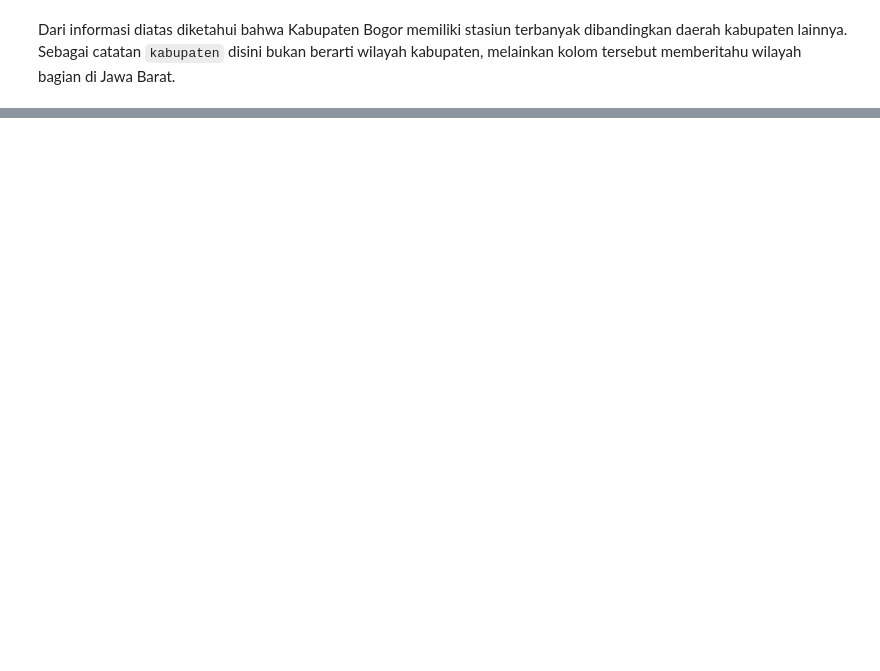
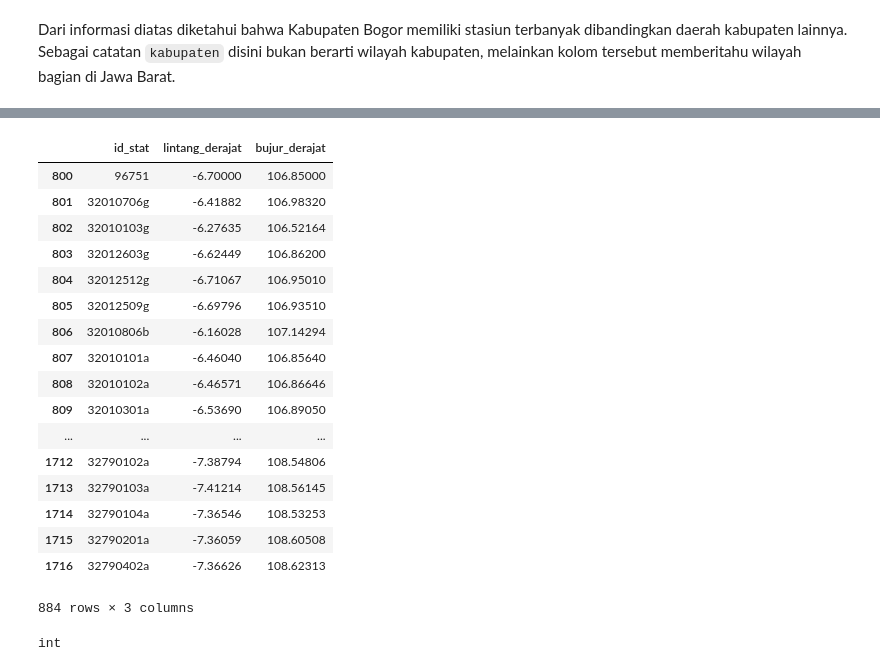
Before and after one commit to hidrokit/hidrokit, a Jupyter notebook: src/Membedah Data BMKG Online.ipynb, the cells around one changed output, grey strips where cells are left out. Cells and saved outputs as stored; diff of their text form; code cells hidden in the pictures; blank space fills up the shorter version.

```diff
--- a/src/Membedah Data BMKG Online.ipynb
+++ b/src/Membedah Data BMKG Online.ipynb
@@ -205,0 +225,21 @@ Dari informasi diatas diketahui bahwa Kabupaten Bogor memiliki stasiun terbanyak
+# %%
+stasiun_jabar[['id_stat', 'lintang_derajat', 'bujur_derajat']]
+# %% [output]
+|  | id_stat | lintang_derajat | bujur_derajat |
+| 800 | 96751 | -6.70000 | 106.85000 |
+| 801 | 32010706g | -6.41882 | 106.98320 |
+| 802 | 32010103g | -6.27635 | 106.52164 |
+| 803 | 32012603g | -6.62449 | 106.86200 |
+| 804 | 32012512g | -6.71067 | 106.95010 |
+| 805 | 32012509g | -6.69796 | 106.93510 |
+| 806 | 32010806b | -6.16028 | 107.14294 |
+| 807 | 32010101a | -6.46040 | 106.85640 |
+| 808 | 32010102a | -6.46571 | 106.86646 |
+| 809 | 32010301a | -6.53690 | 106.89050 |
+| ... | ... | ... | ... |
+| 1712 | 32790102a | -7.38794 | 108.54806 |
+| 1713 | 32790103a | -7.41214 | 108.56145 |
+| 1714 | 32790104a | -7.36546 | 108.53253 |
+| 1715 | 32790201a | -7.36059 | 108.60508 |
+| 1716 | 32790402a | -7.36626 | 108.62313 |
+884 rows × 3 columns
@@ -205,0 +248,4 @@ Dari informasi diatas diketahui bahwa Kabupaten Bogor memiliki stasiun terbanyak
+# %%
+type(x)
+# %% [output]
+int
```
Also changed, not shown: parts of 10 cells of this notebook, 4 other files.
